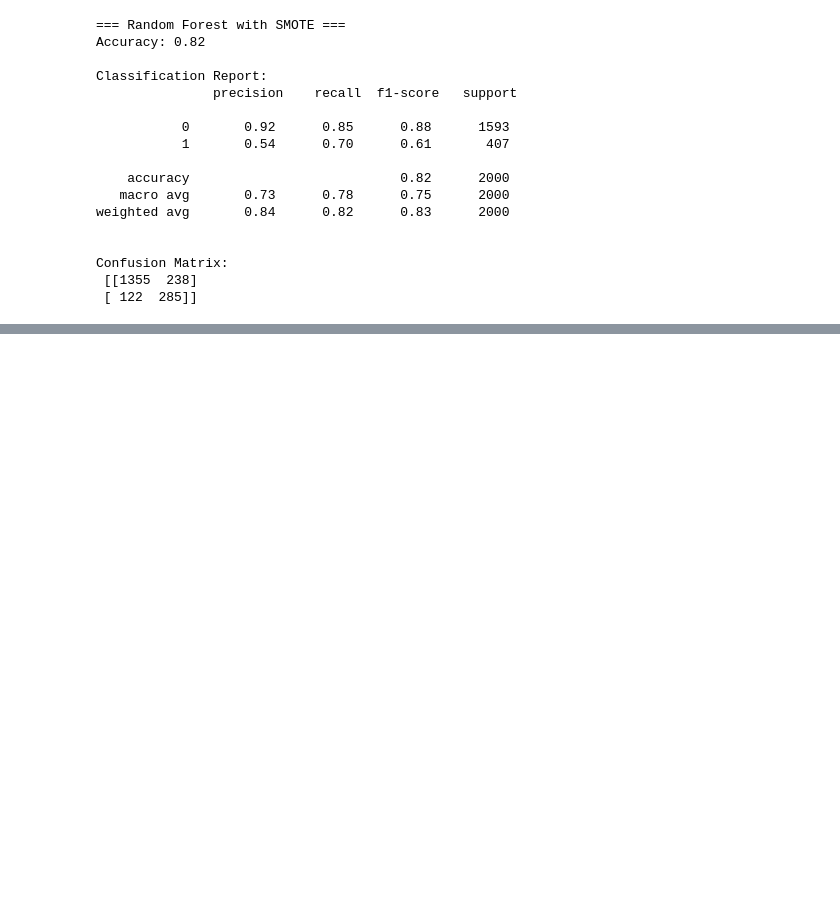
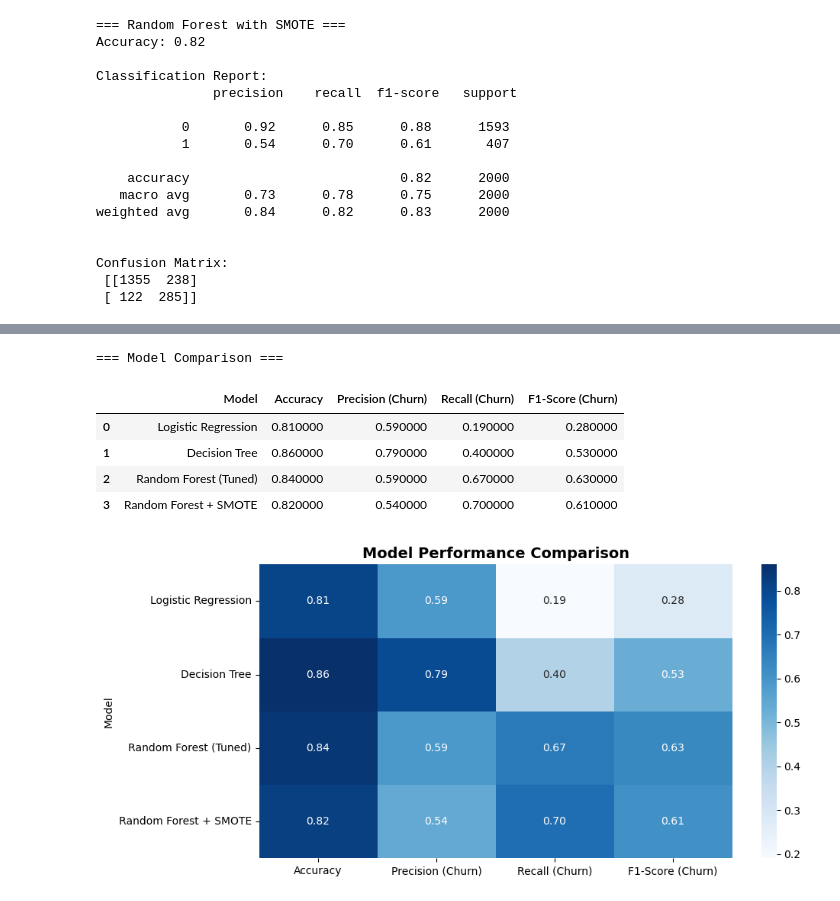
Before and after one commit to Levi-Mulama/Bank-Customer-Churn, a Jupyter notebook: Churn_Project.ipynb, the cells around one changed output, grey strips where cells are left out. Saved outputs shown, nothing was run; the diff lists cells and outputs as text; code cells hidden in the pictures; blank space fills up the shorter version.

```diff
--- a/Churn_Project.ipynb
+++ b/Churn_Project.ipynb
@@ -538,0 +542,52 @@ Confusion Matrix:
+# %%
+# import pandas as pd
+from sklearn.metrics import accuracy_score, precision_score, recall_score, f1_score
+
+# Function to evaluate and return metrics
+def evaluate_model(name, model, x_test, y_test):
+    y_pred = model.predict(x_test)
+    return {
+        "Model": name,
+        "Accuracy": accuracy_score(y_test, y_pred),
+        "Precision (Churn)": precision_score(y_test, y_pred),
+        "Recall (Churn)": recall_score(y_test, y_pred),
+        "F1-Score (Churn)": f1_score(y_test, y_pred)
+    }
+
+# Collect results into a list
+results = []
+results.append(evaluate_model("Logistic Regression", log_reg, x_test, y_test))
+results.append(evaluate_model("Decision Tree", dt_model, x_test, y_test))
+results.append(evaluate_model("Random Forest (Tuned)", best_rf, x_test, y_test))
+results.append(evaluate_model("Random Forest + SMOTE", rf_smote, x_test, y_test))
+
+# Create DataFrame
+results_df = pd.DataFrame(results)
+results_df = results_df.round(2)  # round to 2 decimal places
+
+# Highlight best performers per column
+def highlight_max(s):
+    is_max = s == s.max()
+    return ['background-color: lightgreen; font-weight: bold' if v else '' for v in is_max]
+
+styled_df = results_df.style.apply(highlight_max, subset=["Accuracy", "Precision (Churn)", "Recall (Churn)", "F1-Score (Churn)"])
+
+print("=== Model Comparison ===")
+display(styled_df)
+
+
+import seaborn as sns
+import matplotlib.pyplot as plt
+
+plt.figure(figsize=(10,5))
+sns.heatmap(results_df.set_index("Model"), annot=True, cmap="Blues", fmt=".2f")
+plt.title("Model Performance Comparison", fontsize=14, fontweight="bold")
+plt.show()
+# %% [output]
+=== Model Comparison ===
+|  | Model | Accuracy | Precision (Churn) | Recall (Churn) | F1-Score (Churn) |
+| 0 | Logistic Regression | 0.810000 | 0.590000 | 0.190000 | 0.280000 |
+| 1 | Decision Tree | 0.860000 | 0.790000 | 0.400000 | 0.530000 |
+| 2 | Random Forest (Tuned) | 0.840000 | 0.590000 | 0.670000 | 0.630000 |
+| 3 | Random Forest + SMOTE | 0.820000 | 0.540000 | 0.700000 | 0.610000 |
+[figure, added]
```
Also changed, not shown: parts of 9 cells of this notebook, 1 other file.
